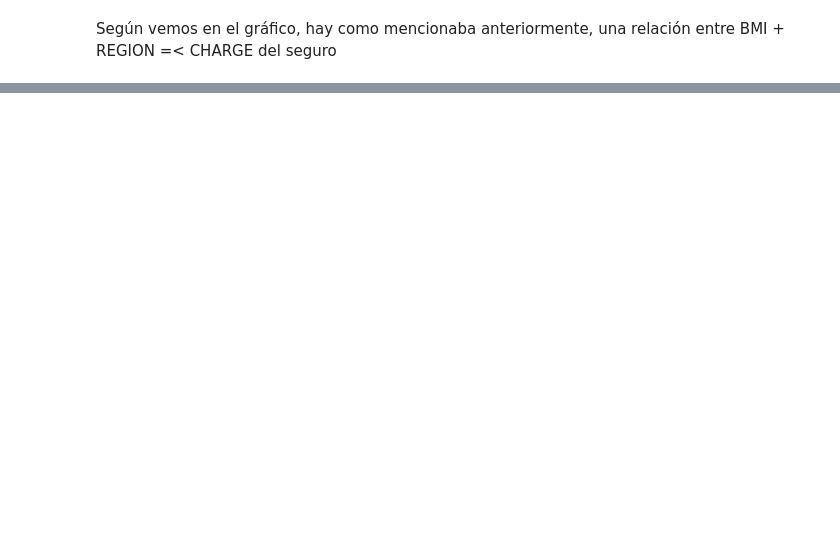
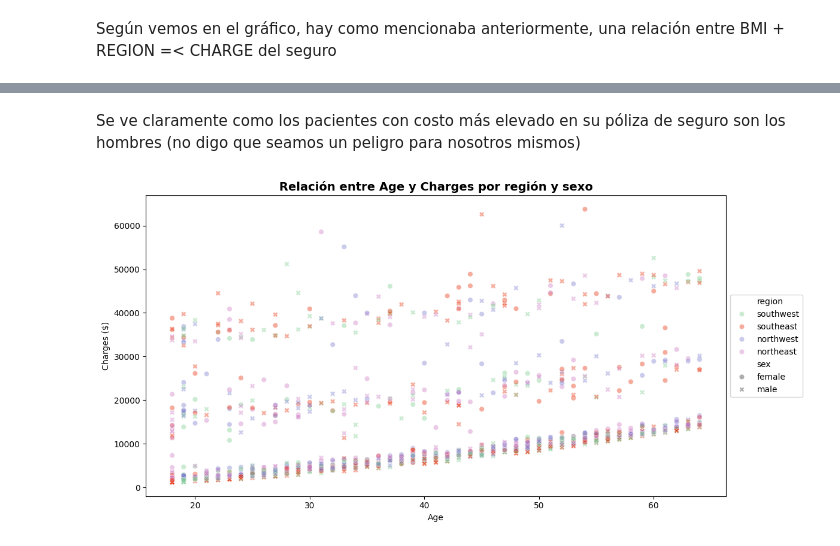
Before and after one commit to 4GeeksAcademy/Leonel_Ponce_Regresion_lineal_medical_insurance, a Jupyter notebook: src/explore.ipynb, the cells around one changed output, grey strips where cells are left out. Drawn from its saved outputs; the diff is of its cells as text; code cells hidden in the pictures; blank space fills up the shorter version.

```diff
--- a/src/explore.ipynb
+++ b/src/explore.ipynb
@@ -255,0 +282,15 @@ Según vemos en el gráfico, hay como mencionaba anteriormente, una relación en
+# %% [markdown]
+Se ve claramente como los pacientes con costo más elevado en su póliza de seguro son los hombres (no digo que seamos un peligro para nosotros mismos)
+# %%
+# Scatter plot de edad + Charges + región + sexo (para ver como se comportan estos datos juntos)
+plt.figure(figsize=(12,6))
+sns.scatterplot(data=df, x="age", y="charges", hue="region", style="sex", palette=["#7CCF8E", "#E9310C", "#7C7CCF", "#CF7CC5"], alpha=0.4)
+plt.title("Relación entre Age y Charges por región y sexo", fontsize=14, fontweight="bold")
+plt.xlabel("Age")
+plt.ylabel("Charges ($)")
+
+plt.legend(title="", bbox_to_anchor=(1, 0.5), loc='center left')
+plt.tight_layout()
+plt.show()
+# %% [output]
+[figure, added]
```
Also changed, not shown: parts of 6 cells of this notebook.
